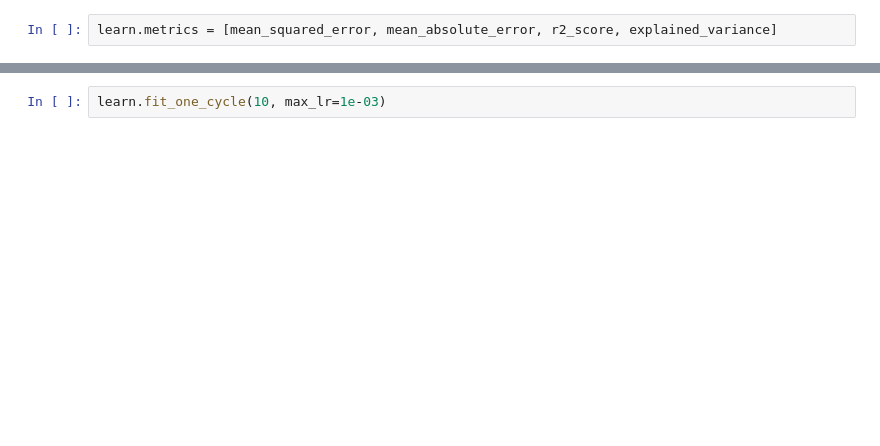
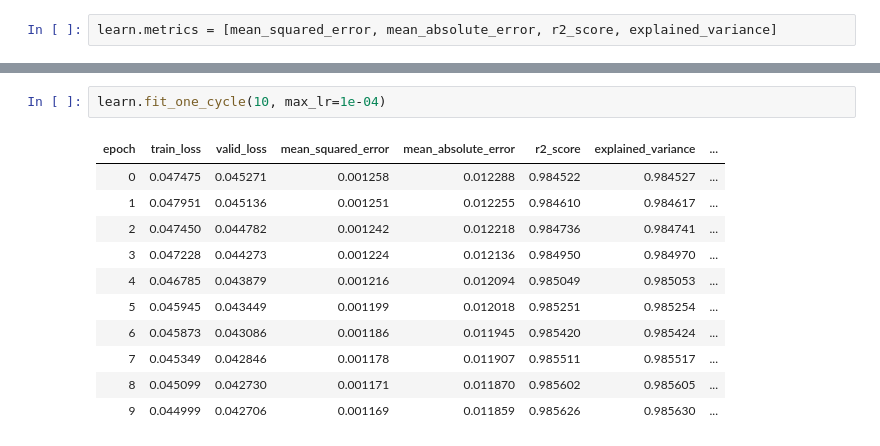
Before and after one commit to henriwoodcock/Applying-Modern-Best-Practices-to-Autoencoders, a Jupyter notebook: notebooks/mnist/featureLoss.ipynb, the cells around one changed output, grey strips where cells are left out. Drawn from its saved outputs; the diff is of its cells as text; blank space fills up the shorter version.

```diff
--- a/notebooks/mnist/featureLoss.ipynb
+++ b/notebooks/mnist/featureLoss.ipynb
@@ -69,4 +97,16 @@ learn.recorder.plot(suggestion=True)
 # %%
-learn.fit_one_cycle(10, max_lr=1e-03)
+learn.fit_one_cycle(10, max_lr=1e-04)
+# %% [output]
+| epoch | train_loss | valid_loss | mean_squared_error | mean_absolute_error | r2_score | explained_variance | ... |
+| 0 | 0.047475 | 0.045271 | 0.001258 | 0.012288 | 0.984522 | 0.984527 | ... |
+| 1 | 0.047951 | 0.045136 | 0.001251 | 0.012255 | 0.984610 | 0.984617 | ... |
+| 2 | 0.047450 | 0.044782 | 0.001242 | 0.012218 | 0.984736 | 0.984741 | ... |
+| 3 | 0.047228 | 0.044273 | 0.001224 | 0.012136 | 0.984950 | 0.984970 | ... |
+| 4 | 0.046785 | 0.043879 | 0.001216 | 0.012094 | 0.985049 | 0.985053 | ... |
+| 5 | 0.045945 | 0.043449 | 0.001199 | 0.012018 | 0.985251 | 0.985254 | ... |
+| 6 | 0.045873 | 0.043086 | 0.001186 | 0.011945 | 0.985420 | 0.985424 | ... |
+| 7 | 0.045349 | 0.042846 | 0.001178 | 0.011907 | 0.985511 | 0.985517 | ... |
+| 8 | 0.045099 | 0.042730 | 0.001171 | 0.011870 | 0.985602 | 0.985605 | ... |
+| 9 | 0.044999 | 0.042706 | 0.001169 | 0.011859 | 0.985626 | 0.985630 | ... |
 # %%
 learn.show_results(ds_type=DatasetType.Train)
```
Also changed, not shown: parts of 9 cells of this notebook.
